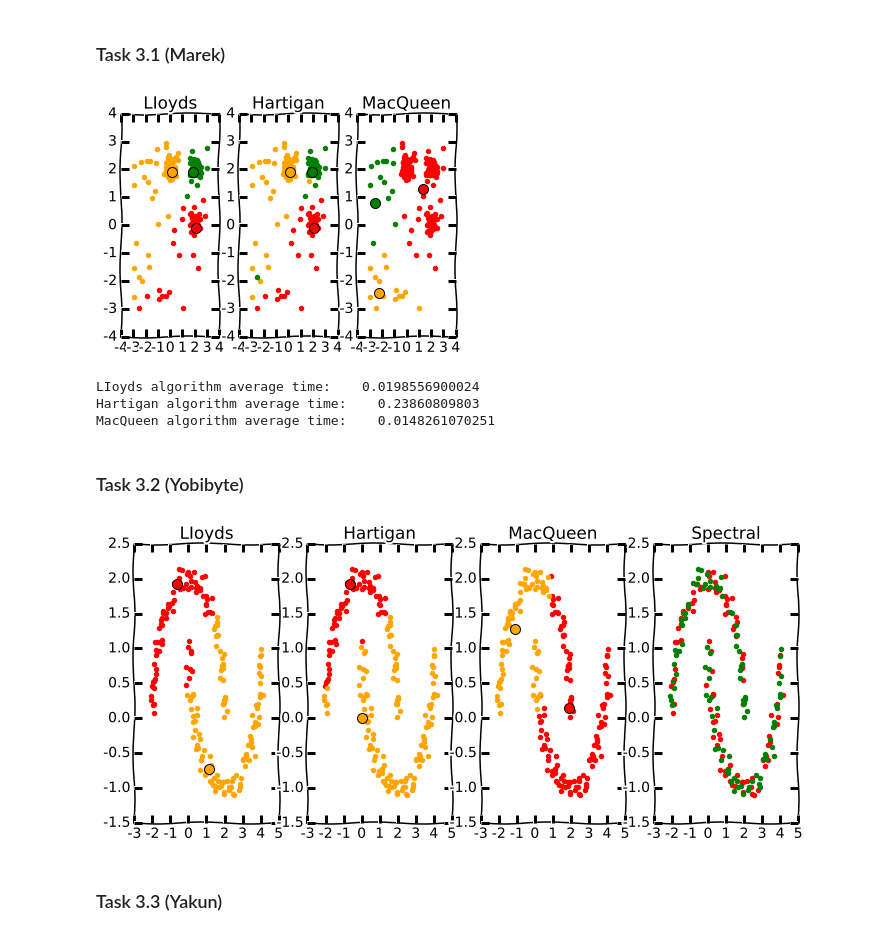
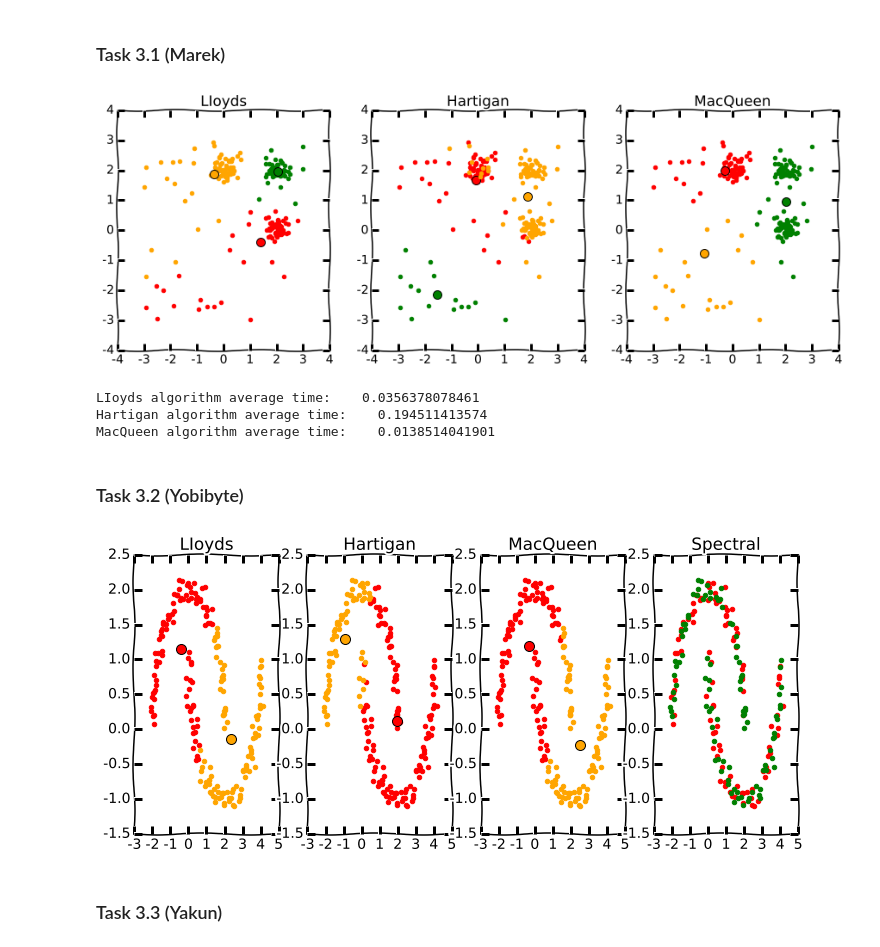
Before and after one commit to liyakun/Pattern-Recognition, a Jupyter notebook: ThirdProject/src3.ipynb, the cells around one changed output. Cells and saved outputs as stored; diff of their text form; code cells hidden in the pictures.

Commit message:
correction of calcMeanOfCenter

```diff
--- a/ThirdProject/src3.ipynb
+++ b/ThirdProject/src3.ipynb
@@ -75,8 +75,8 @@ def calcMeanOfCenter(centers, index, i):
 
     for j in range(len(index)):  # loop over all indexes of points
         if index[j] == i:  # if point is assigned to center add it
-            centers[i, 0] = centers[i, 0] + data[0, i]
-            centers[i, 1] = centers[i, 1] + data[1, i]
+            centers[i, 0] = centers[i, 0] + data[0, j]
+            centers[i, 1] = centers[i, 1] + data[1, j]
 
     if num_of_points_in_cluster != 0:
         centers[i, 0] /= float(num_of_points_in_cluster)
@@ -147,11 +147,11 @@ def Hartigan(data, k):
     while converged is False:
         for j in range(len(data[0, :])):
             init_center = index[j]  # get center i of point j
-            #size = sum((index) == init_center)
+            size = sum((index) == init_center)
             index[j] = -1  # remove point j from center
-            #centers[init_center, 0] = (centers[init_center, 0] * size - data[:, j][0]) / (size-1)
-            #centers[init_center, 1] = (centers[init_center, 1] * size - data[:, j][1]) / (size-1)
-            centers = calcMeanOfCenter(centers, index, init_center)  # recalculate mean for center i
+            centers[init_center, 0] = (centers[init_center, 0] * size - data[:, j][0]) / (size-1)
+            centers[init_center, 1] = (centers[init_center, 1] * size - data[:, j][1]) / (size-1)
+            #centers = calcMeanOfCenter(centers, index, init_center)  # recalculate mean for center i
             min_error = sys.float_info.max
             proper_cluster = -1
 
@@ -165,11 +165,11 @@ def Hartigan(data, k):
             if proper_cluster == init_center:  # if change in assignment to centers was found
                 converged = True  # continue iterations
 
-            #size = sum((index) == proper_cluster)
+            size = sum((index) == proper_cluster)
             index[j] = proper_cluster  # assign point to cluster for which objective function is the lowest
-            #centers[proper_cluster, 0] = (centers[proper_cluster, 0] * size + data[:, j][0])/ (size+1)
-            #centers[proper_cluster, 1] =(centers[proper_cluster, 1] * size + data[:, j][1])/ (size+1)
-            centers = calcMeanOfCenter(centers, index, proper_cluster)  # recalculate mean for center i
+            centers[proper_cluster, 0] = (centers[proper_cluster, 0] * size + data[:, j][0])/ (size+1)
+            centers[proper_cluster, 1] =(centers[proper_cluster, 1] * size + data[:, j][1])/ (size+1)
+            #centers = calcMeanOfCenter(centers, index, proper_cluster)  # recalculate mean for center i
 
     return index, centers
 
@@ -233,27 +233,27 @@ def measureAlgRunTimes(data):
     print "MacQueen algorithm average time:   ",avg_time
 # %%
 data = np.loadtxt('resources/data-clustering-1.csv', None, comments='#', delimiter=',')
-fig = plt.figure()
+fig = plt.figure(figsize=(15,5))
 axs1 = fig.add_subplot(131)
 axs2 = fig.add_subplot(132)
 axs3 = fig.add_subplot(133)
 
 [indexes, centers] = LIoyds(data, 3)
 axs1 = plotData(data, indexes, centers, 3, "LIoyds", axs1)
 
 [indexes, centers] = Hartigan(data, 3)
 axs2 = plotData(data, indexes, centers, 3, "Hartigan", axs2)
 
 [indexes, centers] = MacQueen(data, 3)
 axs3 = plotData(data, indexes, centers, 3, "MacQueen", axs3)
 
 plt.show()
 measureAlgRunTimes(data)
 # %% [output]
-[figure, old version]
+[figure, new version]
-LIoyds algorithm average time:    0.0198556900024
-Hartigan algorithm average time:    0.23860809803
-MacQueen algorithm average time:    0.0148261070251
+LIoyds algorithm average time:    0.0356378078461
+Hartigan algorithm average time:    0.194511413574
+MacQueen algorithm average time:    0.0138514041901
 # %% [markdown]
 ### Task 3.2 (Yobibyte)
 # %%
@@ -311,7 +311,7 @@ axs4.scatter(cluster2[0],cluster2[1], color='g')
 axs4.set_title('Spectral')
 plt.show()
 # %% [output]
-[figure, old version]
+[figure, new version]
 # %% [markdown]
 ### Task 3.3 (Yakun)
 # %%
```
Also changed, not shown: 1 other file.
